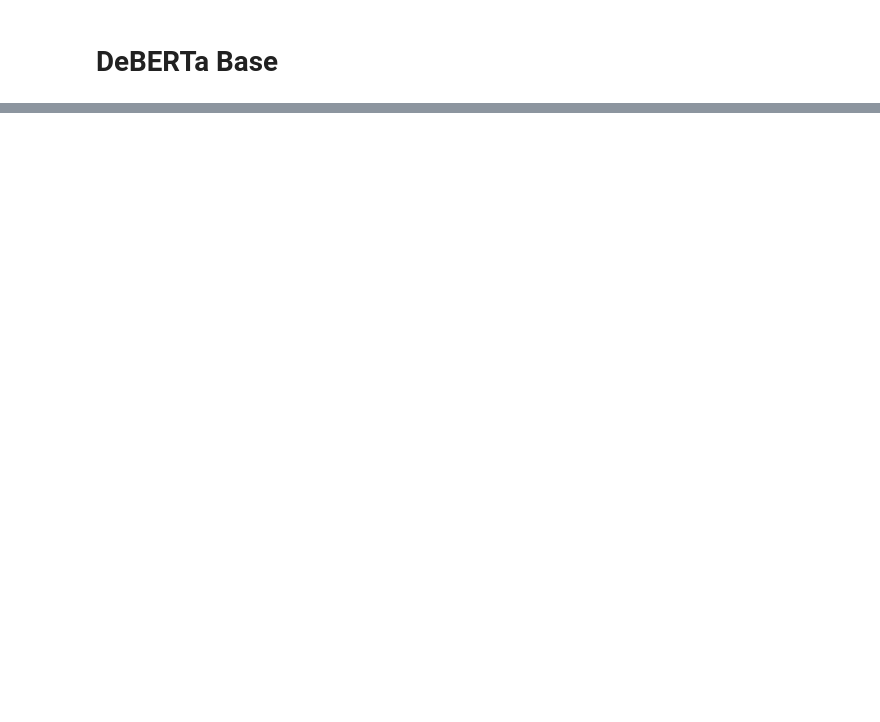
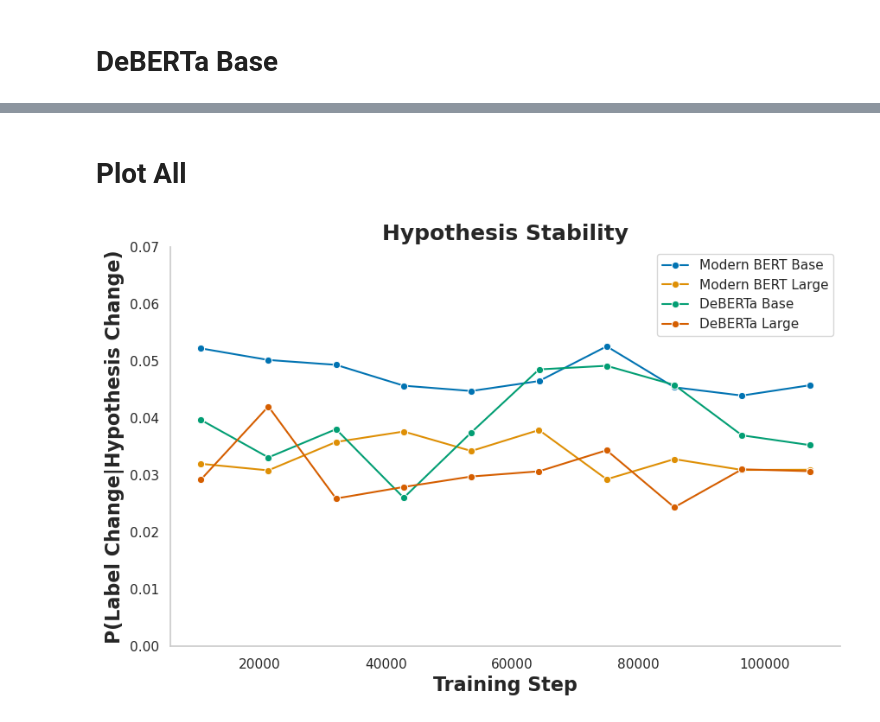
Before and after one commit to MLBurnham/pol_DEBATE, a Jupyter notebook: analysis/hypothesis_stability.ipynb, the cells around one changed output, grey strips where cells are left out. Saved outputs shown, nothing was run; the diff lists cells and outputs as text; code cells hidden in the pictures; blank space fills up the shorter version.

```diff
--- a/analysis/hypothesis_stability.ipynb
+++ b/analysis/hypothesis_stability.ipynb
@@ -278,0 +187,4 @@ plt.show()
+# %%
+mbl = stability_benchmark("training_ModernLarge", batch_size = 128)
+mbl['Model'] = 'Modern BERT Large'
+plot_stability(mbl, "Modern BERT Large")
@@ -874,0 +217,4 @@ test.to_csv('hypothesis_stability.csv', index = False)
+# %%
+db = stability_benchmark("training_base", batch_size = 8)
+db['Model'] = 'DeBERTa Base'
+plot_stability(db, "DeBERTa Base")
@@ -927,0 +247,4 @@ for col in colnames:
+# %%
+dl = stability_benchmark("training_large2", batch_size = 8)
+dl['Model'] = 'DeBERTa Large'
+plot_stability(dl, "DeBERTa Large")
@@ -927,0 +275,6 @@ for col in colnames:
+# %% [markdown]
+# Plot All
+# %%
+plot_stability([mbb, mbl, db, dl], title = 'Hypothesis Stability', save_path = 'Hypothesis Stability')
+# %% [output]
+[figure, added]
```
Also changed, not shown: parts of 27 cells of this notebook.
